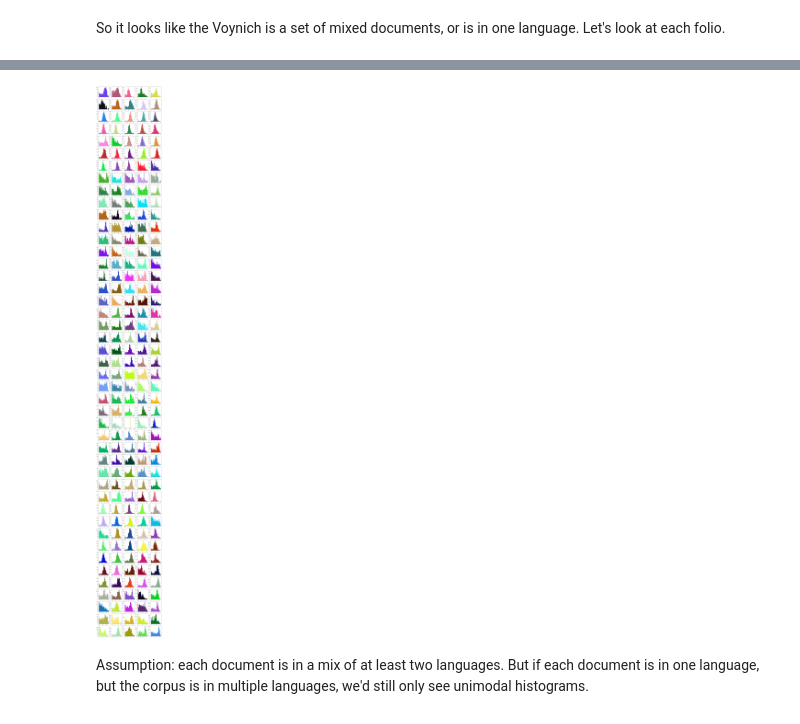
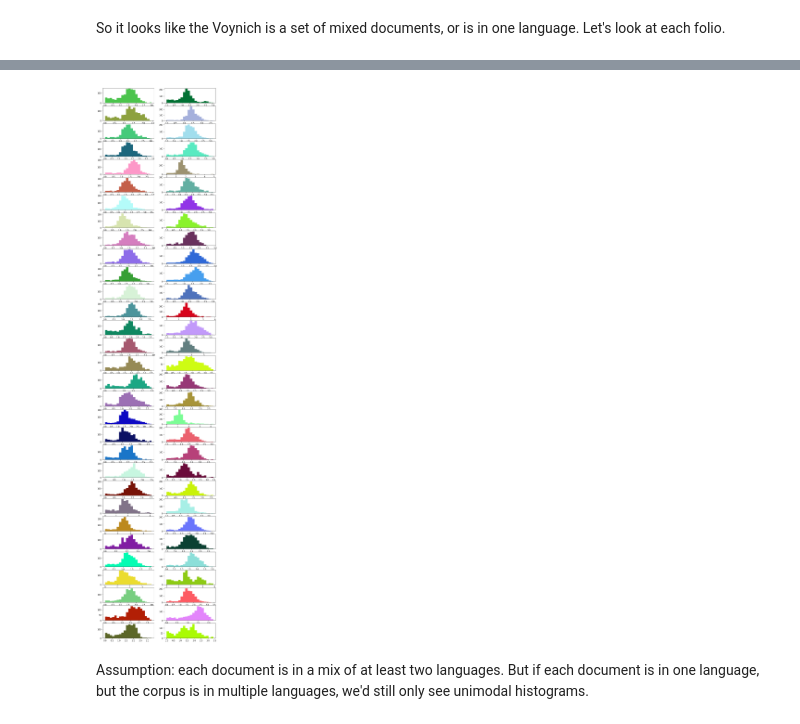
Before and after one commit to bkitano/voynich, a Jupyter notebook: Voynich Language Analysis.ipynb, the cells around one changed output, grey strips where cells are left out. Saved outputs shown, nothing was run; the diff lists cells and outputs as text; code cells hidden in the pictures.

Commit message:
better folio management

```diff
--- a/Voynich Language Analysis.ipynb
+++ b/Voynich Language Analysis.ipynb
@@ -979,0 +1002,14 @@ for i in range(D2_s.shape[0]): # for each document
+# %%
+k = 50
+n = 175
+
+# overlap rate of almost 2.625 (each letter is sampled 2.625 times)
+# 300 samples of 175 characters for each of 20 documents = 6000 samples
+D3_s = []
+for i in range(len(two_shuffled)):
+    M_i = streak(three_shuffled[i], k, n, Smooth=.01) # make a streak
+    print np.std(M_i)
+    d_i = psKLD(M_i, k) # do the pointwise psKLDs
+    D3_s.append(d_i)
+
+D3_s = np.array(D3_s)
@@ -979,0 +1037,7 @@ for i in range(D2_s.shape[0]): # for each document
+# %%
+cols = 4
+f, axarr = plt.subplots(5, cols, figsize=(15,12)) # 5 rows, 4 cols for 20 doc histograms in corpus
+for i in range(D3_s.shape[0]): # for each document
+    coor = index_to_coord(i, cols)
+    color = list(np.random.rand(3))
+    axarr[coor[0], coor[1]].hist(D3_s[i], bins=35, color = color) # can go as high as 300 bins
@@ -982,6 +1048,7 @@ for i in range(D2_s.shape[0]): # for each document
 Let's now run this on the Voynich. We can first treat each folio in VMS as a document in a corpus, and then we can also treat VMS as a single document. This will thus determine whether VMS is in one language, and whether each folio is in one language. It might later be able to let us identify which folio is in which language.
 # %%
 FolioCorpus = [ ' '.join(folio) for folio in FOLIOS ]
+LongFolioCorpus = filter(lambda f: len(f) > 1000, FolioCorpus)
 VMS = ' '.join(T_vms)
 # %%
 FolioLength = np.array([ len(folio) for folio in FolioCorpus ])
@@ -1041,14 +1108,14 @@ print np.median(psKLD_v)
 So it looks like the Voynich is a set of mixed documents, or is in one language. Let's look at each folio.
 # %%
 k = 50
-n = 150
+n = 175
 
 # overlap rate of almost 2.625 (each letter is sampled 2.625 times)
 # 300 samples of 175 characters for each of 20 documents = 6000 samples
 
 F = []
-for i in range(len(FolioCorpus)):
-    M_i = streak(FolioCorpus[i], k, n, Smooth=.01) # make a streak
+for i in range(len(LongFolioCorpus)):
+    M_i = streak(LongFolioCorpus[i], k, n, Smooth=.01) # make a streak
     d_i = psKLD(M_i, k) # do the pointwise psKLDs
     F.append(d_i)
 
@@ -1061,12 +1127,12 @@ print F.shape
 # %%
-cols = 5
-f, axarr = plt.subplots(45, cols, figsize=(15,135)) # 45 rows, 5 cols for 225 folio histograms in namuscript
+cols = 2
+f, axarr = plt.subplots(31, 2, figsize=(10, 50))
 for i in range(F.shape[0]): # for each folio
     coor = index_to_coord(i, cols)
     color = list(np.random.rand(3))
     axarr[coor[0], coor[1]].hist(F[i], bins=20, color = color) # can go as high as 300 bins
 # %% [output]
-[figure, old version]
+[figure, new version]
 # %% [markdown]
 Assumption: each document is in a mix of at least two languages. But if each document is in one language, but the corpus is in multiple languages, we'd still only see unimodal histograms.
 # %% [markdown]
```
Also changed, not shown: parts of 8 cells of this notebook.
